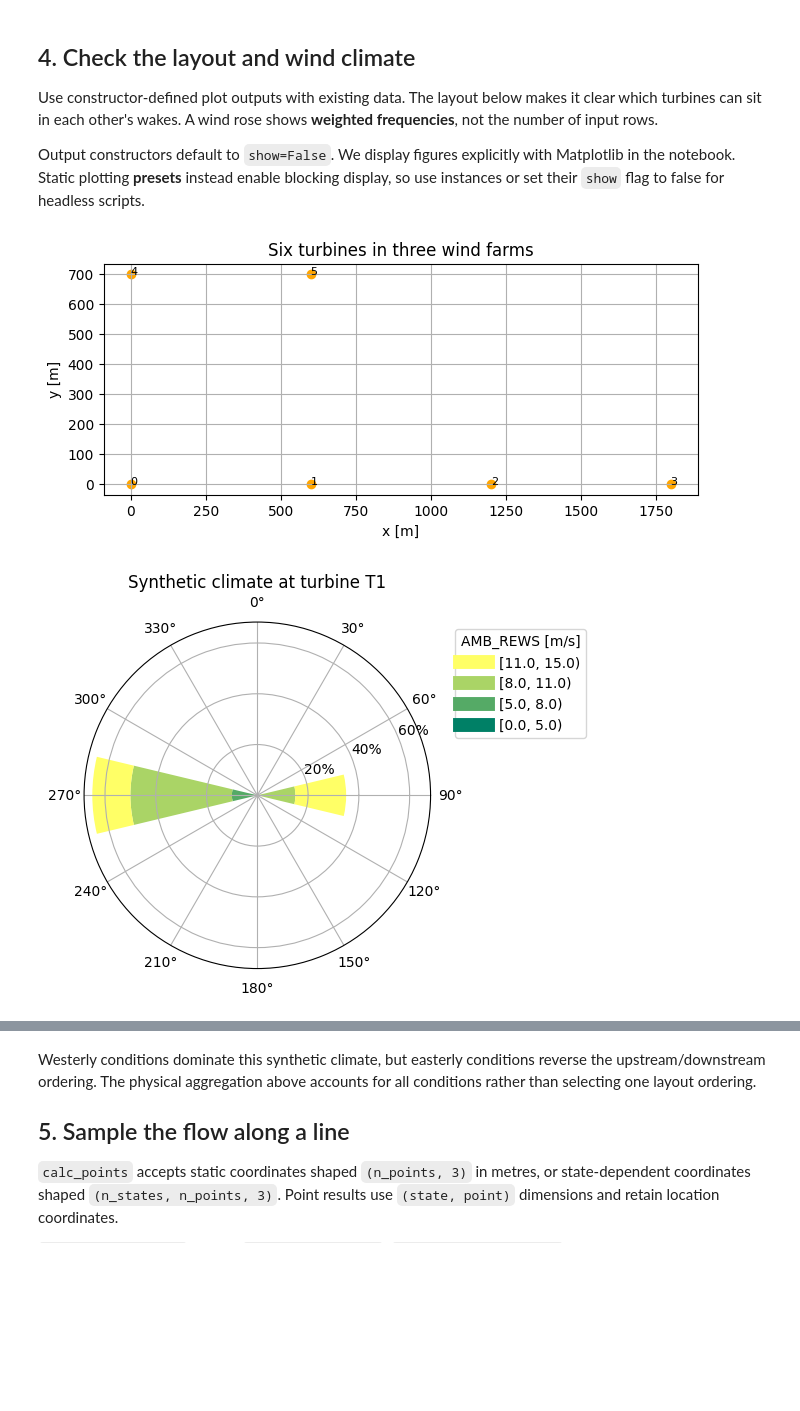
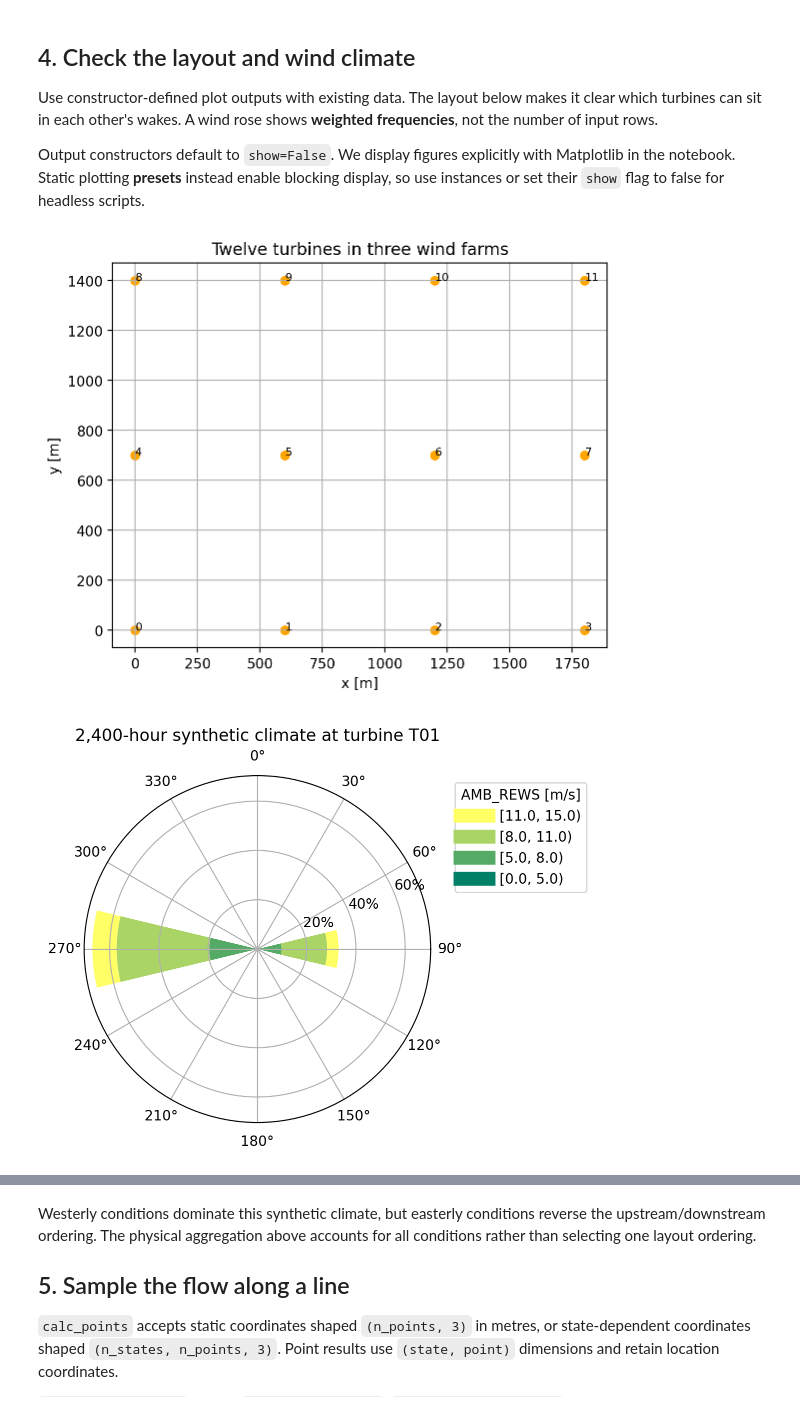
Before and after one commit to FraunhoferIWES/foxes, a Jupyter notebook: notebooks/outputs.ipynb, the cells around one changed output, grey strips where cells are left out. Drawn from its saved outputs; the diff is of its cells as text; code cells hidden in the pictures; blank space fills up the shorter version.

```diff
--- a/notebooks/outputs.ipynb
+++ b/notebooks/outputs.ipynb
@@ -65,18 +157,19 @@ The six turbines belong to three named wind farms and two clusters. Membership i
 # %%
 farm = foxes.WindFarm()
 memberships = [
-    ((0.0, 0.0), "West", "North"),
-    ((600.0, 0.0), "West", "North"),
-    ((1200.0, 0.0), "East", "North"),
-    ((1800.0, 0.0), "East", "North"),
-    ((0.0, 700.0), "South", "South"),
-    ((600.0, 700.0), "South", "South"),
+    (
+        (600.0 * column, 700.0 * row),
+        ("South", "Central", "North")[row],
+        "Lower" if row < 2 else "Upper",
+    )
+    for row in range(3)
+    for column in range(4)
 ]
 for index, (xy, wind_farm, cluster) in enumerate(memberships):
     farm.add_turbine(
         foxes.Turbine(
             xy,
-            name=f"T{index + 1}",
+            name=f"T{index + 1:02d}",
             turbine_models=["NREL5MW"],
             wind_farm_name=wind_farm,
             cluster_name=cluster,
@@ -85,9 +178,10 @@ for index, (xy, wind_farm, cluster) in enumerate(memberships):
     )
 
 algo = foxes.algorithms.Downwind(
-    farm, states, wake_models=["Jensen_linear_k004"], verbosity=0
+    farm, states, rotor_model="centre", wake_models=["Jensen_linear_k004"], verbosity=0
 )
 engine = foxes.Engine.new(
-    "numpy", chunk_size_states=2, chunk_size_points=100, verbosity=0
+    "numpy", n_procs=1, chunk_size_states=128, chunk_size_points=2048, verbosity=0
 )
+assert farm.n_turbines >= 10
 # %% [markdown]
@@ -206,8 +311,9 @@ The reduced dataset's `n_states` and `n_turbines` attributes record **how many i
 # %%
+selected_states = list(weather.index[:24])
 with engine:
     selected_mean = algo.calc_outputs(
         farm_results=farm_results,
-        states_sel=list(weather.index[:2]),
+        states_sel=selected_states,
         outputs=outputs.FarmResultsOutput(
             variables=metrics, aggregate_turbines="all", aggregate_states=True
         ),
@@ -215,5 +321,5 @@ with engine:
 
 display(pd.Series({variable: selected_mean[variable].item() for variable in metrics}))
 display(selected_mean.attrs)
-assert selected_mean.attrs["n_states"] == 2
+assert selected_mean.attrs["n_states"] == len(selected_states)
 # %% [output]
@@ -360,20 +473,20 @@ Output constructors default to `show=False`. We display figures explicitly with
 # %%
 with engine:
     layout = algo.calc_outputs(
         farm_results=farm_results,
         outputs=outputs.FarmLayoutOutput(
             operation="get_figure",
             parameters={
-                "figsize": (8, 3),
+                "figsize": (10, 5),
                 "annotate": 1,
-                "title": "Six turbines in three wind farms",
+                "title": "Twelve turbines in three wind farms",
             },
         ),
     )
 plt.show()
 plt.close("all")
 # %% [output]
-[figure, old version]
+[figure, new version]
 # %%
 with engine:
     rose_axes, rose_data = algo.calc_outputs(
@@ -384,7 +497,7 @@ with engine:
             plot_pars={
                 "figsize": (6, 4.5),
                 "freq_delta": 20,
-                "title": "Synthetic climate at turbine T1",
+                "title": "2,400-hour synthetic climate at turbine T01",
                 "legend_pars": {"bbox_to_anchor": (1.05, 1), "loc": "upper left"},
             },
         ),
@@ -392,4 +505,4 @@ with engine:
 plt.show()
 plt.close("all")
 # %% [output]
-[figure, old version]
+[figure, new version]
```
Also changed, not shown: parts of 45 cells of this notebook, 9 other files.
